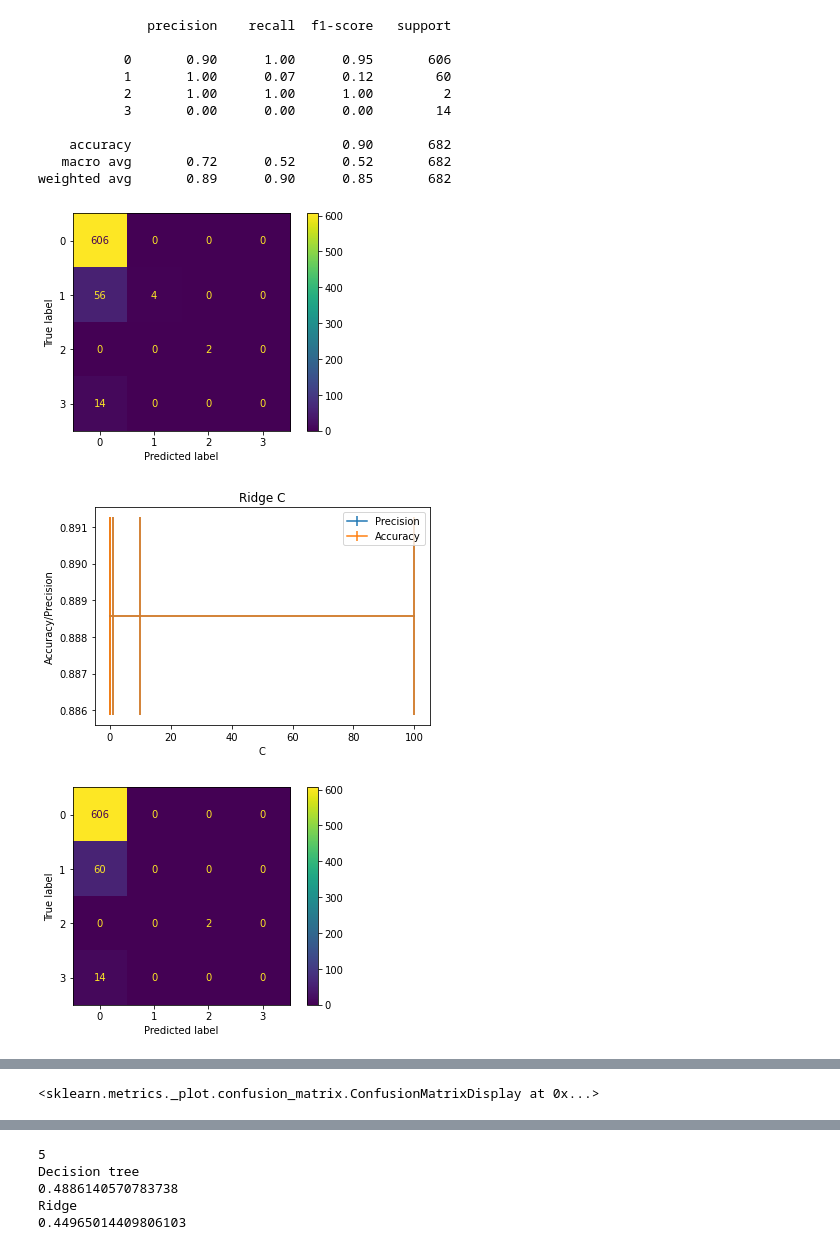
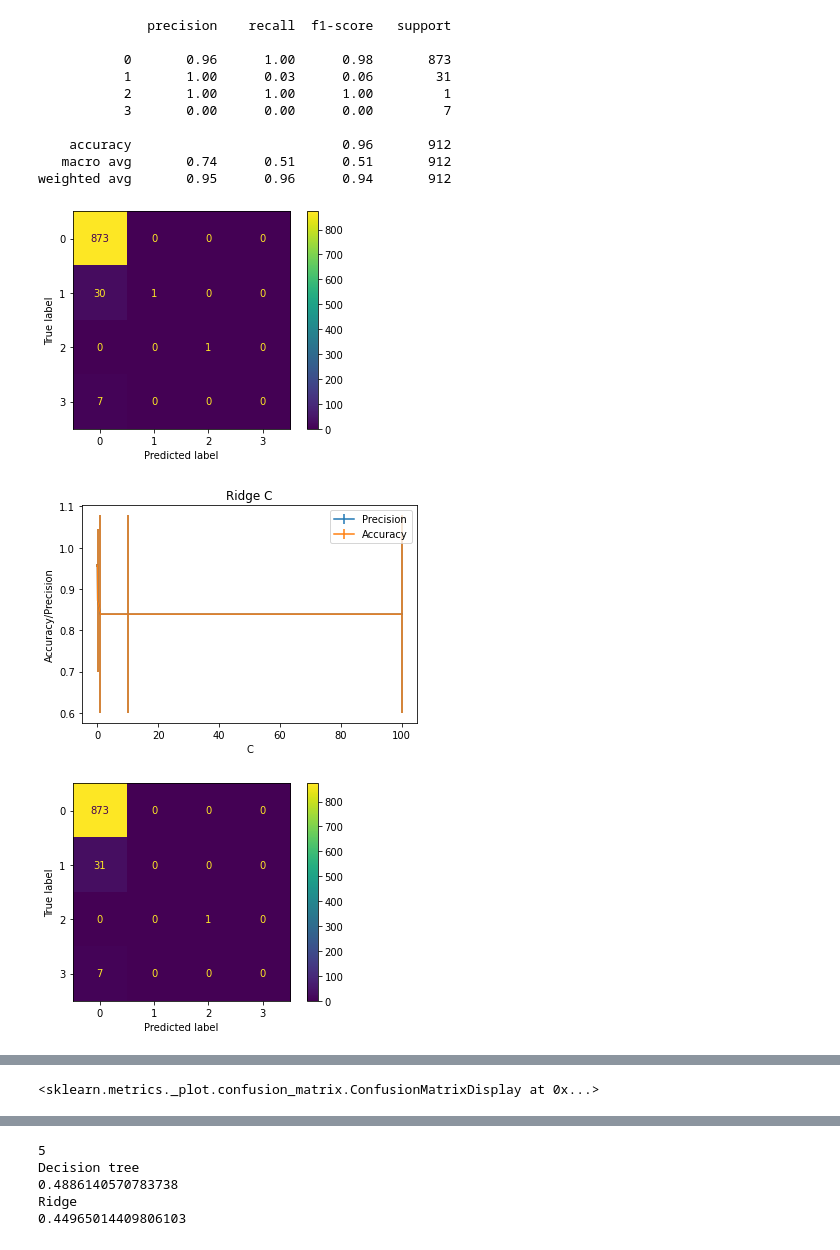
Before and after one commit to cwwalsh/machine-learning-project, a Jupyter notebook: project.ipynb, the cells around one changed output, grey strips where cells are left out. Drawn from its saved outputs; the diff is of its cells as text; code cells hidden in the pictures.

```diff
--- a/project.ipynb
+++ b/project.ipynb
@@ -69,17 +69,15 @@ def multiContains(df, column, searchTerms):
 
 #Create the training data set of merged PD's and the result
 def retrieveTrainingData(isoCodes):
-    #Read in data from files
+     #Read in data from files
     unrest_df = pd.read_csv("./coronavirus_Oct31.csv")
     #Remove rows with event type of strategic developments
     unrest_df = unrest_df[unrest_df.EVENT_TYPE != 'Strategic developments']
 
     covid_cases_df = pd.read_csv("./owid-covid-data.csv")
 
-    #Filter columns that wont be used as features
     unrest_df = unrest_df[unrest_df.columns.intersection(UNREST_COLUMNS)]
     covid_cases_df = covid_cases_df[covid_cases_df.columns.intersection(CASES_COLUMNS)]
-
     #Get data based on the input iso country codes
     unrest = multiContains(unrest_df, "EVENT_ID_CNTY", isoCodes)
     cases = multiSearch(covid_cases_df, 'iso_code', isoCodes)
@@ -90,11 +88,10 @@ def retrieveTrainingData(isoCodes):
 
     #Merge the two datasets with an inner join on the date fields
     merge = unrest.merge(cases, how="inner", left_on="EVENT_DATE", right_on="date")
+    merge = merge.drop_duplicates(subset=['EVENT_DATE', 'EVENT_ID_CNTY'])
+    #Drop the iso code to avoid duplicates
 
-    #Drop the iso code to avoid duplicates
     merge = merge.drop(['EVENT_ID_CNTY'], axis=1)
-    #Drop remaining duplicates
-    merge = merge.drop_duplicates()
 
     #Get the list of event types in this particular set of data
     issueType = merge['EVENT_TYPE']
@@ -221,13 +218,13 @@ KNN
               precision    recall  f1-score   support
 
-           0       0.90      1.00      0.95       606
-           1       1.00      0.07      0.12        60
-           2       1.00      1.00      1.00         2
-           3       0.00      0.00      0.00        14
+           0       0.96      1.00      0.98       873
+           1       1.00      0.03      0.06        31
+           2       1.00      1.00      1.00         1
+           3       0.00      0.00      0.00         7
 
-    accuracy                           0.90       682
-   macro avg       0.72      0.52      0.52       682
-weighted avg       0.89      0.90      0.85       682
+    accuracy                           0.96       912
+   macro avg       0.74      0.51      0.51       912
+weighted avg       0.95      0.96      0.94       912
-[figure, old version]
+[figure, new version]
-[figure, old version]
+[figure, new version]
-[figure, old version]
+[figure, new version]
```
Also changed, not shown: parts of 3 cells of this notebook.
